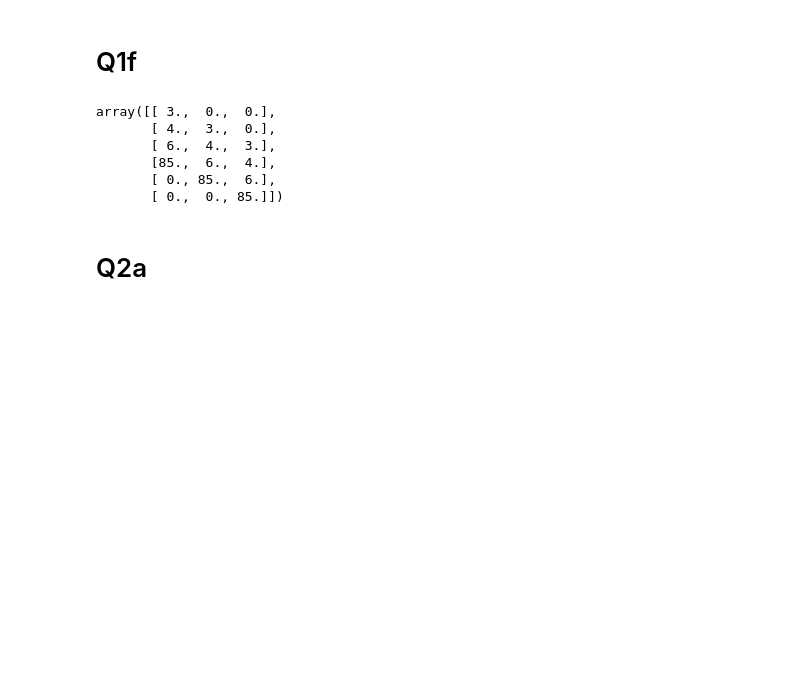
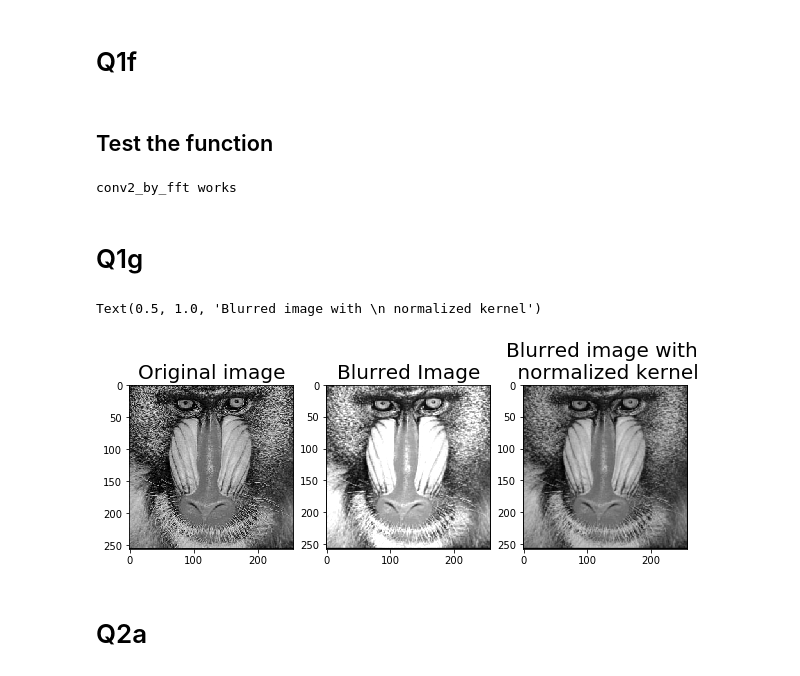
Before and after one commit to kutay-ugurlu/DigitalImageProcessing, a Jupyter notebook: HW1/HW1.ipynb, the cells around one changed output. Saved outputs shown, nothing was run; the diff lists cells and outputs as text; code cells hidden in the pictures; blank space fills up the shorter version.

```diff
--- a/HW1/HW1.ipynb
+++ b/HW1/HW1.ipynb
@@ -205,23 +205,57 @@ plt.imshow(H_mat,cmap="jet")
 # Q1f
 # %%
 def conv2_by_fft(x:np.ndarray, h:np.ndarray):
+    if h.shape[0] > x.shape[0] and h.shape[1] > x.shape[1]:
+        x,h = h,x
     L1,L2 = x.shape
     P1,P2 = h.shape
     rows = L1+P1-1
     cols = L2+P2-1
     Y = np.empty((rows,cols))
     for i in range(cols):
-        output_col = np.zeros((rows,1))
-        for p in range(i): #travel through image columns
-            k = i-p # some reverse index for s
-            output_col += ifft(fft(h[:,k],rows)*fft())
+        output_col = np.zeros((rows,))
+        for p in range(L2): # travel through image columns
+            if i-p >= 0 and i-p < P2:
+                product = np.multiply(fft(x[:,p],rows),fft(h[:,i-p],rows)) # splitted lines for debugging
+                output_col += np.real(ifft(product))
+                Y[:,i] = output_col
+    return Y
-# %% [output]
-array([[ 3.,  0.,  0.],
-       [ 4.,  3.,  0.],
-       [ 6.,  4.,  3.],
-       [85.,  6.,  4.],
-       [ 0., 85.,  6.],
-       [ 0.,  0., 85.]])
+# %% [markdown]
+## Test the function
+# %%
+for _ in range(1500):
+    L1 = np.random.randint(3,15)
+    L2 = np.random.randint(3,15)
+    N1 = np.random.randint(1,L1-1)
+    N2 = np.random.randint(1,L2-1)
+    H = np.random.randint(0,100,(N1,N2))
+    x = np.random.randint(0,100,(L1,L2))
+    y = conv2_by_fft(x,H)
+    y_prime = convolve2d(x,H)
+    assert np.isclose(np.sum(y_prime-y),0) # Check if they are the same
+print("conv2_by_fft works")
+# %% [output]
+conv2_by_fft works
+# %% [markdown]
+# Q1g
+# %%
+image = plt.imread("mandrill.bmp")
+h = np.array([[0,.25,0],[.25,.5,.25],[0,.25,0]])
+blurred_image = conv2_by_fft(h,image)
+plt.figure(figsize=(10,40))
+plt.subplot(1,3,1)
+plt.imshow(image)
+plt.title("Original image",fontsize=20)
+plt.subplot(1,3,2)
+plt.imshow(blurred_image,vmin=np.min(image), vmax=np.max(image))
+blurred_image_normalized = conv2_by_fft(h/np.sum(h),image)
+plt.title("Blurred Image",fontsize=20)
+plt.subplot(1,3,3)
+plt.imshow(blurred_image_normalized,vmin=np.min(image), vmax=np.max(image))
+plt.title("Blurred image with \n normalized kernel",fontsize=20)
+# %% [output]
+Text(0.5, 1.0, 'Blurred image with \n normalized kernel')
+[figure, added]
 # %% [markdown]
 # Q2a
 # %%
```
Also changed, not shown: parts of 3 cells of this notebook, 1 other file.
